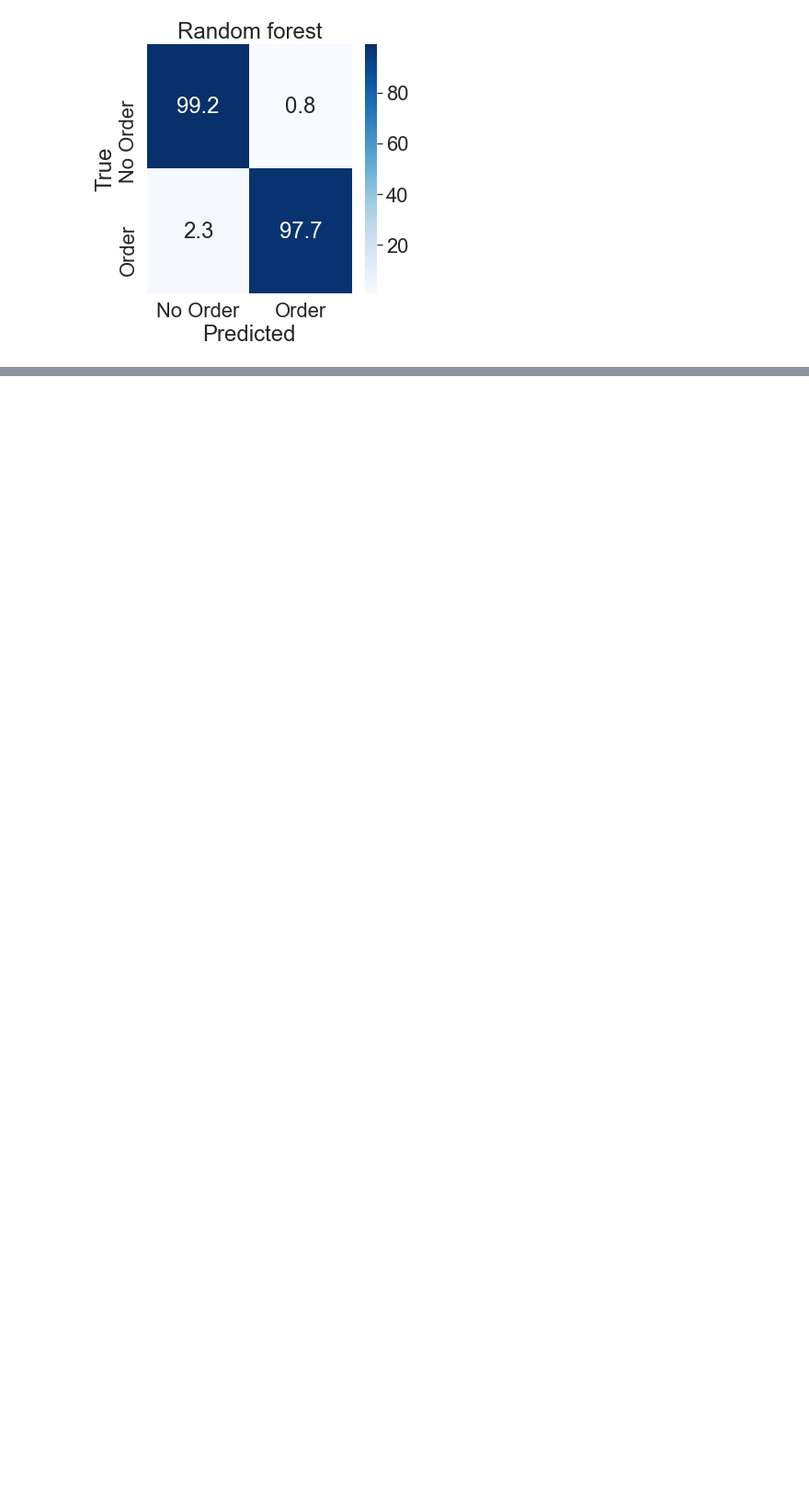
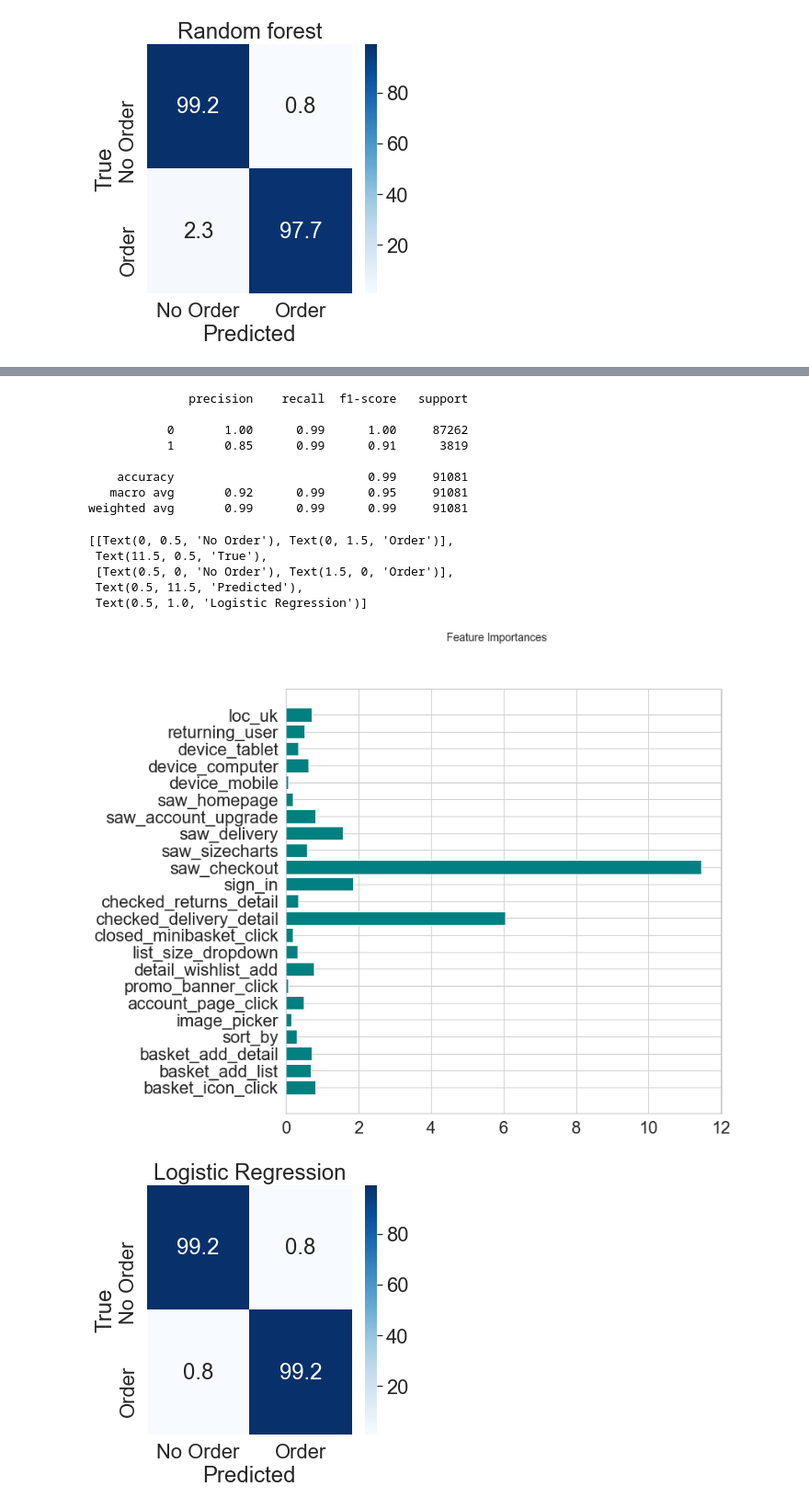
Before and after one commit to PietroDona/DS_Exercises, a Jupyter notebook: Customer Propensity Modelling/notebooks/model_selection.ipynb, the cells around one changed output, grey strips where cells are left out. Shown at 92% size. Cells and saved outputs as stored; diff of their text form; code cells hidden in the pictures; blank space fills up the shorter version.

```diff
--- a/Customer Propensity Modelling/notebooks/model_selection.ipynb
+++ b/Customer Propensity Modelling/notebooks/model_selection.ipynb
@@ -119,0 +91,22 @@ ax.tick_params(axis='x', labelrotation=0)
+# %%
+from sklearn.linear_model import LogisticRegression
+Logistic = LogisticRegression(
+    random_state=42, verbose=True, class_weight='balanced', penalty='l2', C=1,n_jobs=-1)
+Logistic.fit(X_train, y_train)
+y_predict = Logistic.predict(X_test)
+
+fig, ax = plt.subplots(figsize=(10, 10))
+ax.barh(X_test.columns,
+        abs(Logistic.coef_[0]),
+        color='teal')
+fig.suptitle('Feature Importances', size=14)
+ax.tick_params(axis='x', labelrotation=0)
+
+print(classification_report(y_test, y_predict))
+conf_ma = confusion_matrix(y_test, y_predict, normalize='true')
+conf_ma = (100*conf_ma).round(1)
+fig, ax = plt.subplots(figsize=(5, 5))
+sns.heatmap(conf_ma, annot=True, fmt="1", cmap='Blues', ax=ax)
+ax.set(title="Logistic Regression", ylabel="True", xlabel="Predicted",
+       xticklabels=('No Order', 'Order'), yticklabels=('No Order', 'Order'))
+# %% [output]
@@ -120 +115,16 @@ ax.tick_params(axis='x', labelrotation=0)
+              precision    recall  f1-score   support
+
+           0       1.00      0.99      1.00     87262
+           1       0.85      0.99      0.91      3819
+
+    accuracy                           0.99     91081
+   macro avg       0.92      0.99      0.95     91081
+weighted avg       0.99      0.99      0.99     91081
+[[Text(0, 0.5, 'No Order'), Text(0, 1.5, 'Order')],
+ Text(11.5, 0.5, 'True'),
+ [Text(0.5, 0, 'No Order'), Text(1.5, 0, 'Order')],
+ Text(0.5, 11.5, 'Predicted'),
+ Text(0.5, 1.0, 'Logistic Regression')]
+[figure, added]
+[figure, added]
 # %%
```
Also changed, not shown: parts of 12 cells of this notebook, 3 other files.
